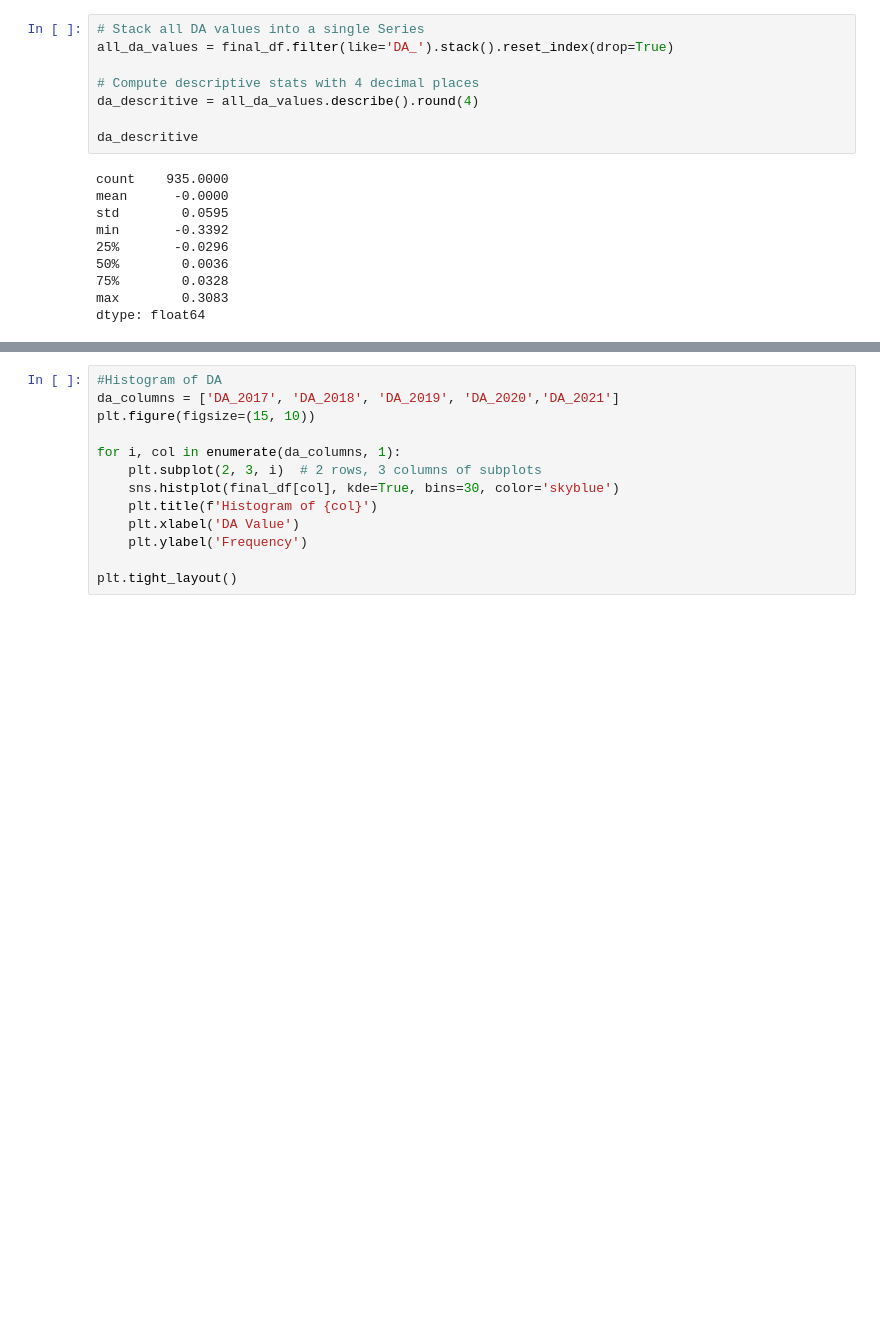
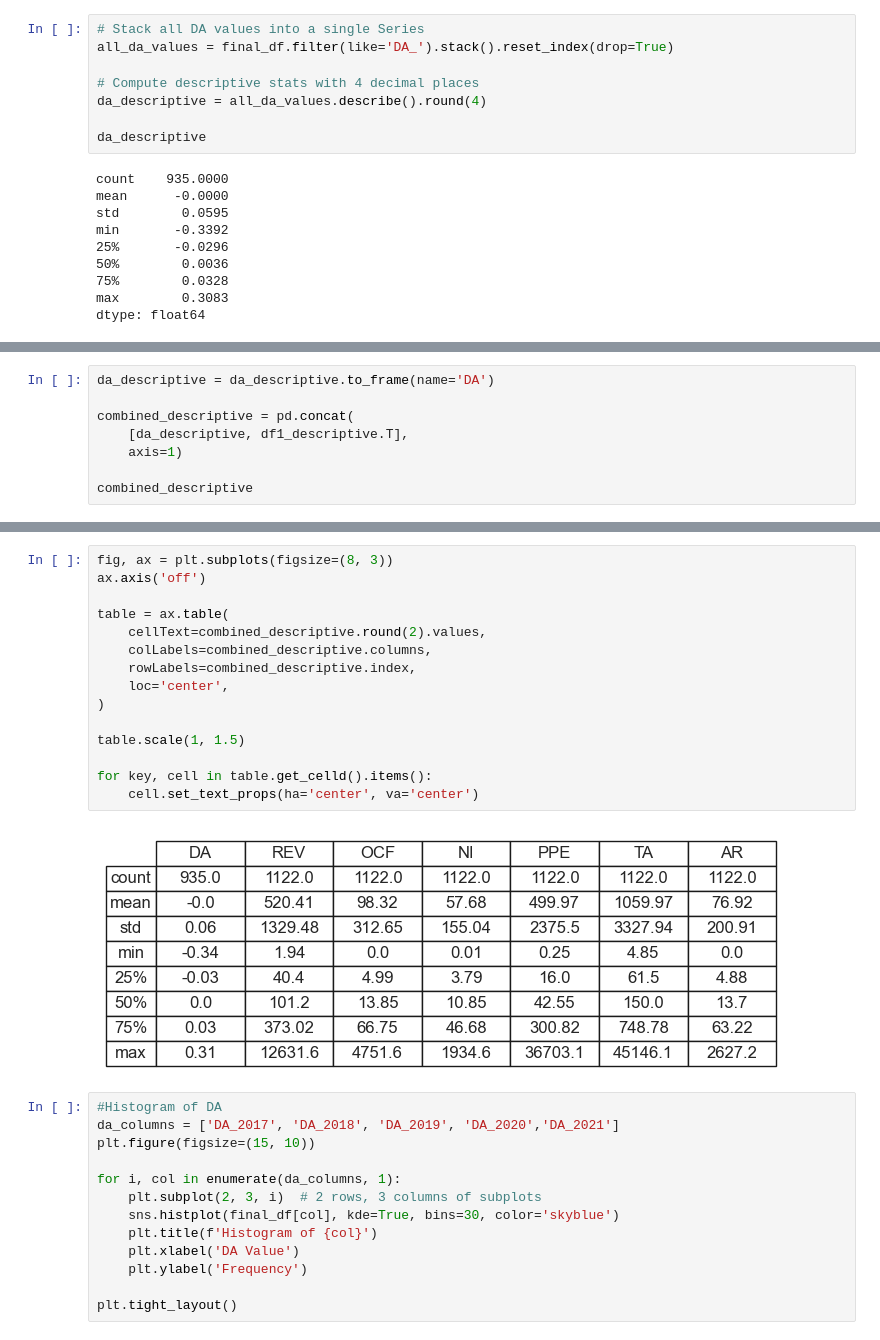
Before and after one commit to swlim03/ML_Project, a Jupyter notebook: EM_Detection/EM_Model.ipynb, the cells around one changed output, grey strips where cells are left out. Cells and saved outputs as stored; diff of their text form; blank space fills up the shorter version.

```diff
--- a/EM_Detection/EM_Model.ipynb
+++ b/EM_Detection/EM_Model.ipynb
@@ -260,9 +258,9 @@ final_df
 all_da_values = final_df.filter(like='DA_').stack().reset_index(drop=True)
 
 # Compute descriptive stats with 4 decimal places
-da_descritive = all_da_values.describe().round(4)
+da_descriptive = all_da_values.describe().round(4)
 
-da_descritive
+da_descriptive
 # %% [output]
 count    935.0000
 mean      -0.0000
@@ -285,3 +283,11 @@ da_descritive2
 | DA_2019 | 187.0 | 0.0 | 0.06 | -0.31 | -0.03 | 0.01 | 0.03 | 0.11 |
 | DA_2020 | 187.0 | 0.0 | 0.06 | -0.34 | -0.03 | 0.00 | 0.03 | 0.17 |
 | DA_2021 | 187.0 | -0.0 | 0.06 | -0.18 | -0.03 | 0.00 | 0.03 | 0.22 |
+# %%
+da_descriptive = da_descriptive.to_frame(name='DA')
+
+combined_descriptive = pd.concat(
+    [da_descriptive, df1_descriptive.T],
+    axis=1)
+
+combined_descriptive
@@ -288,3 +304,20 @@ da_descritive2
+# %%
+fig, ax = plt.subplots(figsize=(8, 3))
+ax.axis('off')
+
+table = ax.table(
+    cellText=combined_descriptive.round(2).values,
+    colLabels=combined_descriptive.columns,
+    rowLabels=combined_descriptive.index,
+    loc='center',
+)
+
+table.scale(1, 1.5)
+
+for key, cell in table.get_celld().items():
+    cell.set_text_props(ha='center', va='center')
+# %% [output]
+[figure, added]
 # %%
 #Histogram of DA
 da_columns = ['DA_2017', 'DA_2018', 'DA_2019', 'DA_2020','DA_2021']
```
Also changed, not shown: parts of 7 cells of this notebook.
